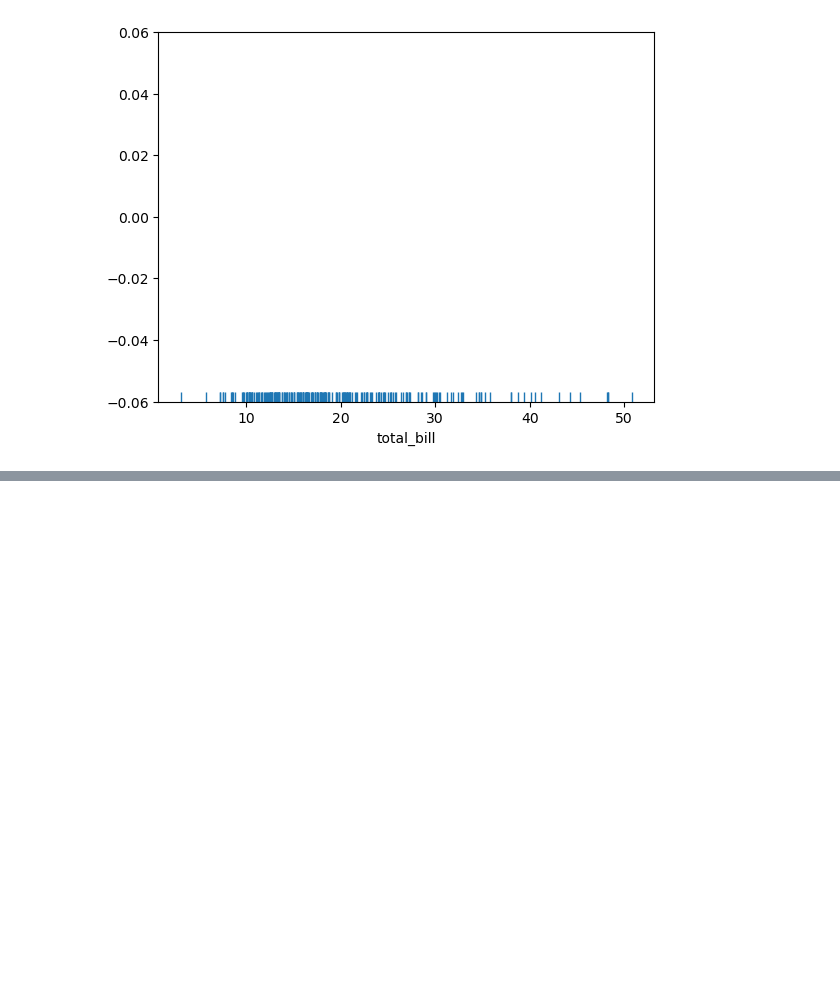
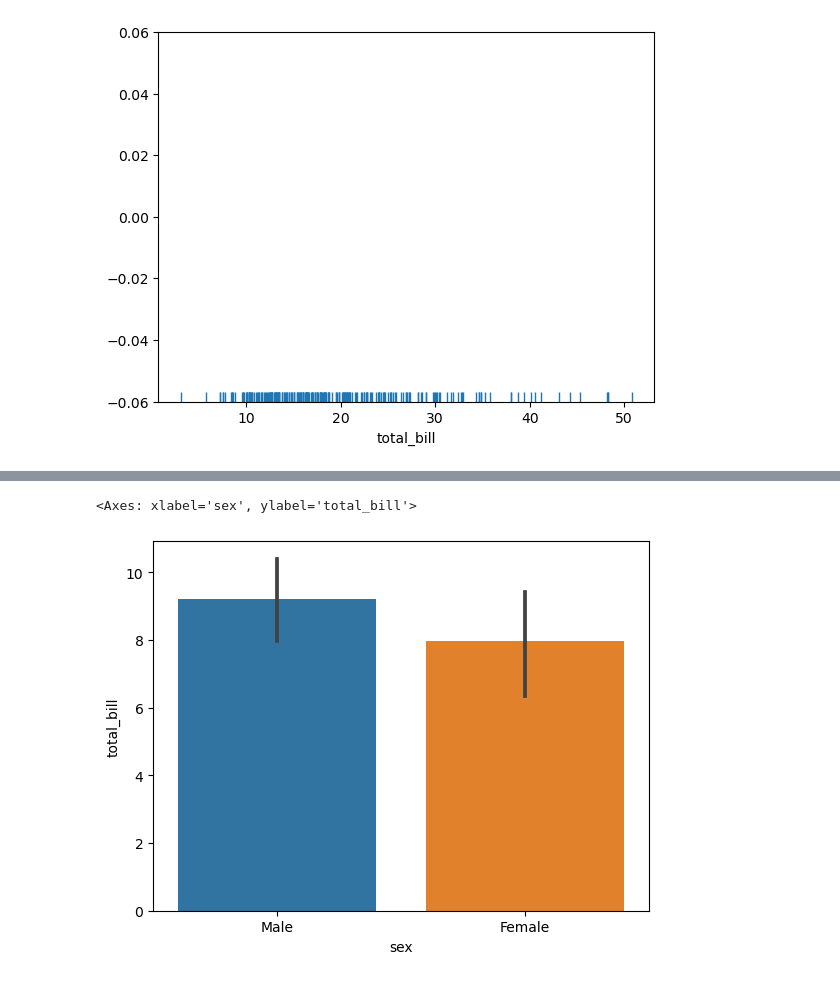
Before and after one commit to fahamin5149/Python-for-DS, a Jupyter notebook: 5-Seaborn/Seaborn.ipynb, the cells around one changed output, grey strips where cells are left out. Drawn from its saved outputs; the diff is of its cells as text; code cells hidden in the pictures; blank space fills up the shorter version.

```diff
--- a/5-Seaborn/Seaborn.ipynb
+++ b/5-Seaborn/Seaborn.ipynb
@@ -123,0 +153,10 @@ sns.rugplot(tips['total_bill'])
+# %%
+"""
+For any function other than mean, use estimator
+"""
+import numpy as np
+
+sns.barplot(x='sex', y= 'total_bill', data=tips, estimator= np.std)
+# %% [output]
+<Axes: xlabel='sex', ylabel='total_bill'>
+[figure, added]
```
Also changed, not shown: parts of 8 cells of this notebook.
